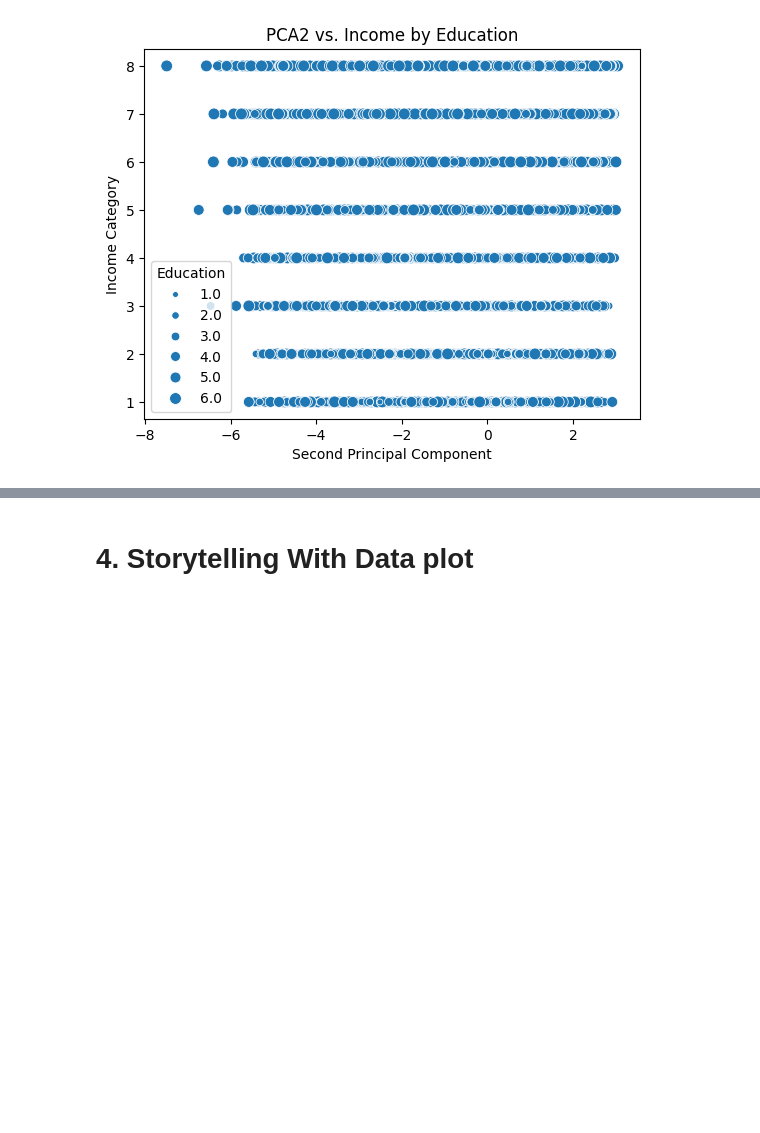
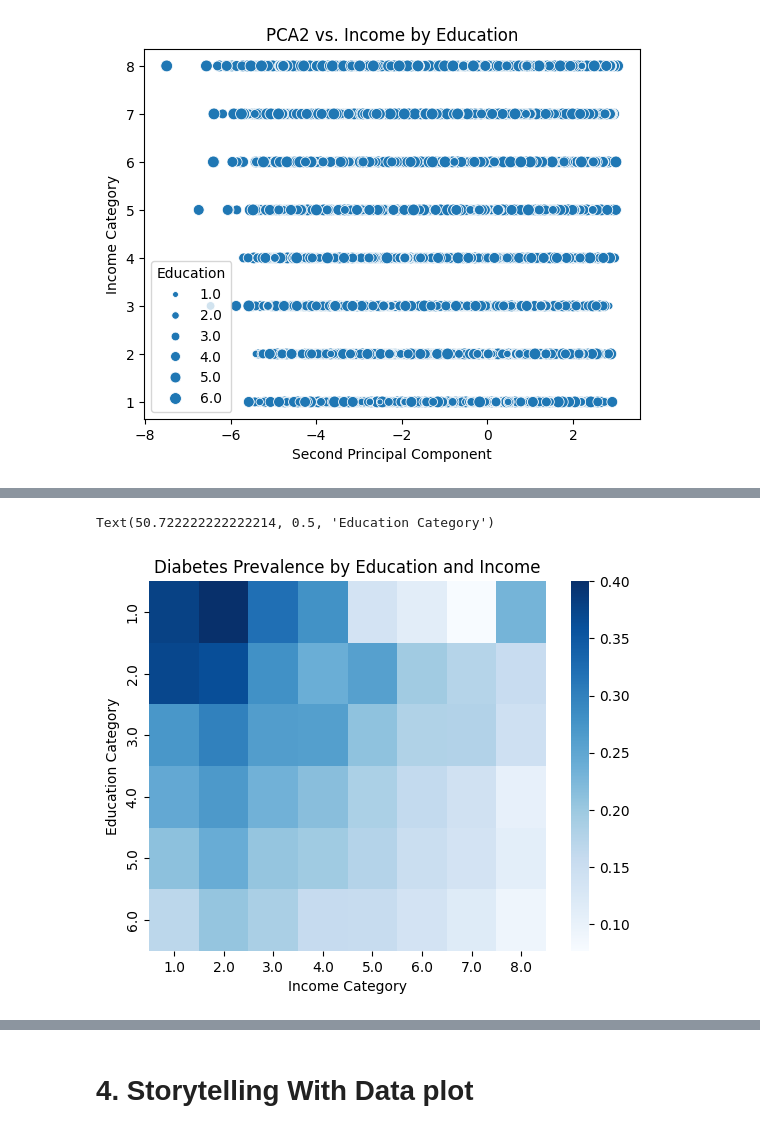
Before and after one commit to beckaa-l/OMDS-ModB2-Week9-Lee-Becka, a Jupyter notebook: Week9.ipynb, the cells around one changed output, grey strips where cells are left out. Saved outputs shown, nothing was run; the diff lists cells and outputs as text; code cells hidden in the pictures; blank space fills up the shorter version.

```diff
--- a/Week9.ipynb
+++ b/Week9.ipynb
@@ -432,0 +452,14 @@ Text(0.5, 1.0, 'PCA2 vs. Income by Education')
+# %%
+# let's try the same thing but with Diabetes
+pivot2 = diabetes_coi.pivot_table(index="Education", columns="Income", values="Diabetes_binary", aggfunc="mean")
+sns.heatmap(pivot2, cmap="Blues")
+plt.title("Diabetes Prevalence by Education and Income")
+plt.xlabel("Income Category")
+plt.ylabel("Education Category")
+
+# Similar, but more compelling relationships here
+# lower education and lower income are more strongly associated with diabetes diagnosis
+# the lower right area has very little color - seems that people with higher education and higher income have much lower rates of diabetes
+# %% [output]
+Text(50.722222222222214, 0.5, 'Education Category')
+[figure, added]
```
Also changed, not shown: parts of 3 cells of this notebook.
